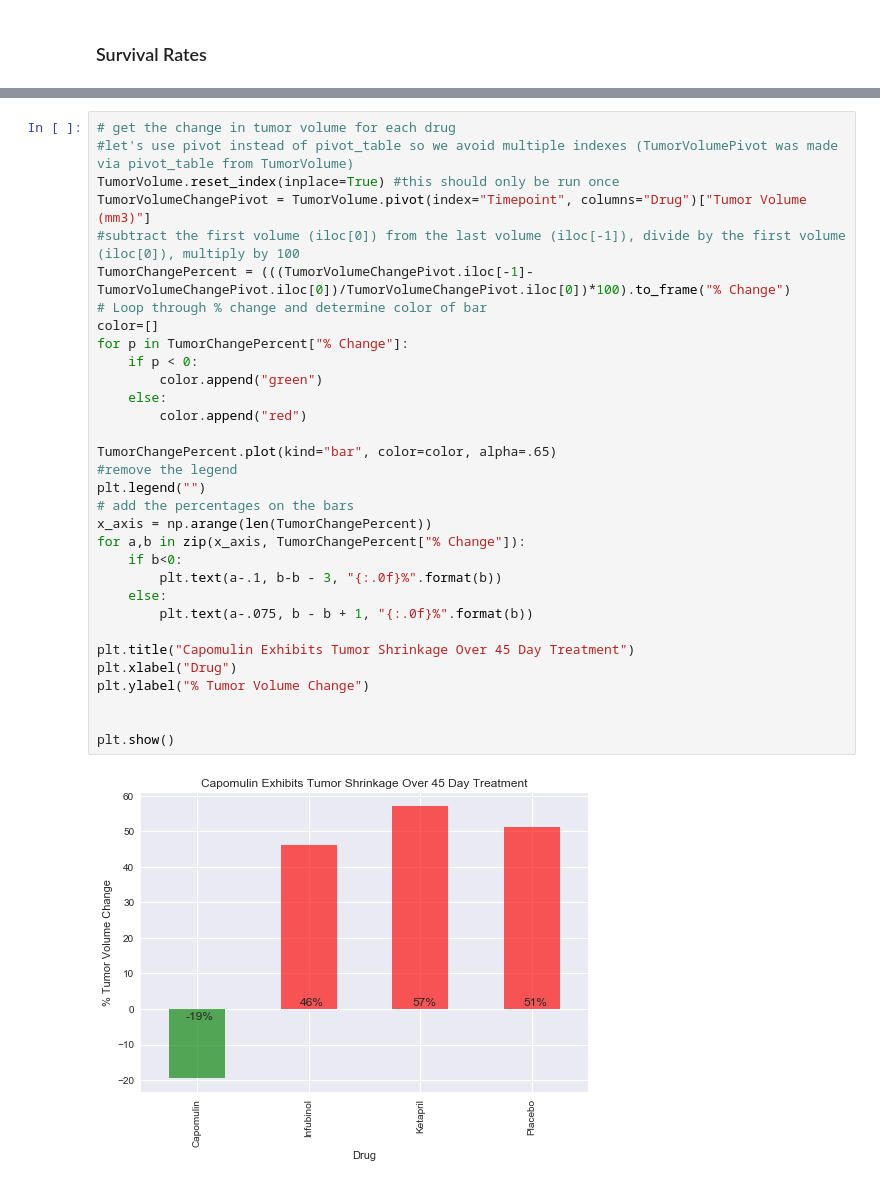
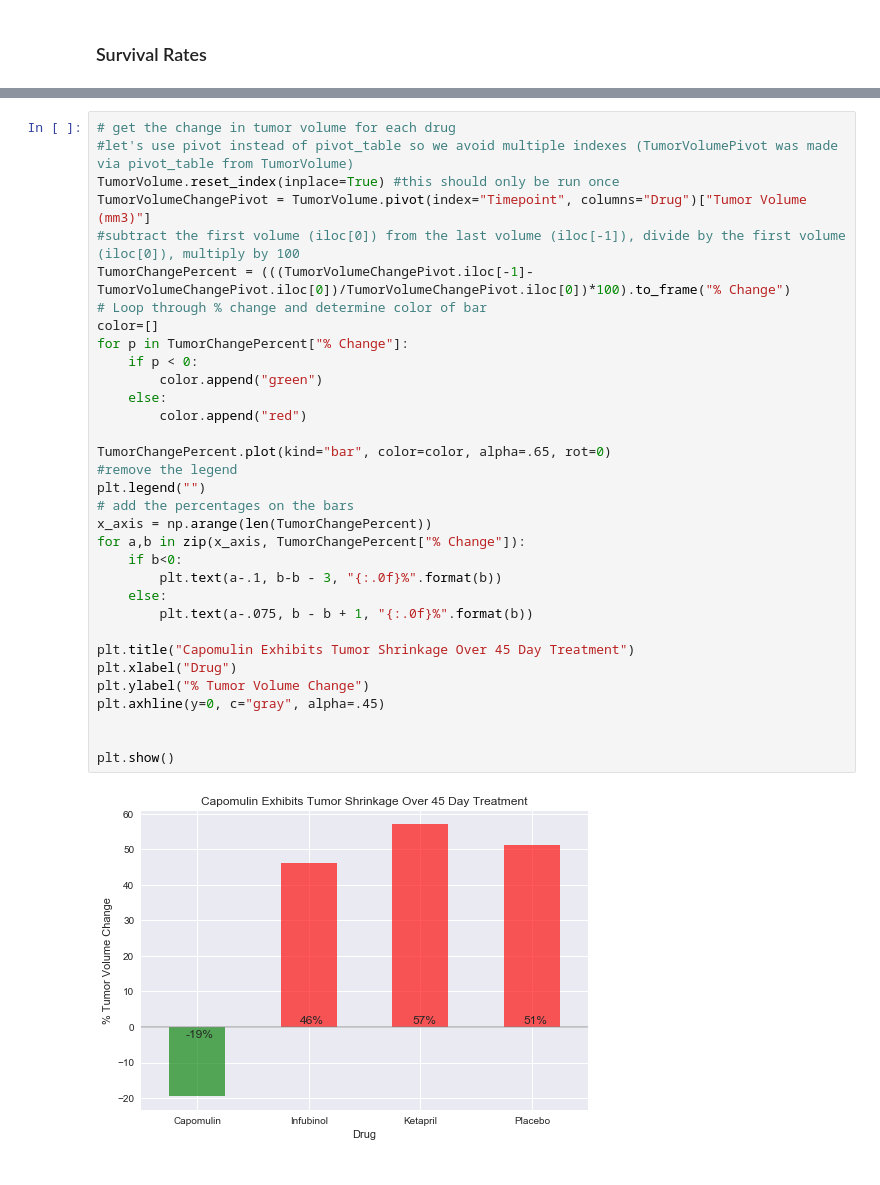
Before and after one commit to kadzema/matplotlibPymaceuticals, a Jupyter notebook: Pymaceuticals.ipynb, the cells around one changed output, grey strips where cells are left out. Drawn from its saved outputs; the diff is of its cells as text.

```diff
--- a/Pymaceuticals.ipynb
+++ b/Pymaceuticals.ipynb
@@ -181,32 +167,33 @@ TumorVolumePivot
 #let's use pivot instead of pivot_table so we avoid multiple indexes (TumorVolumePivot was made via pivot_table from TumorVolume)
 TumorVolume.reset_index(inplace=True) #this should only be run once
 TumorVolumeChangePivot = TumorVolume.pivot(index="Timepoint", columns="Drug")["Tumor Volume (mm3)"]
 #subtract the first volume (iloc[0]) from the last volume (iloc[-1]), divide by the first volume (iloc[0]), multiply by 100
 TumorChangePercent = (((TumorVolumeChangePivot.iloc[-1]-TumorVolumeChangePivot.iloc[0])/TumorVolumeChangePivot.iloc[0])*100).to_frame("% Change")
 # Loop through % change and determine color of bar
 color=[]
 for p in TumorChangePercent["% Change"]:
     if p < 0:
         color.append("green")
     else:
         color.append("red")
 
-TumorChangePercent.plot(kind="bar", color=color, alpha=.65)
+TumorChangePercent.plot(kind="bar", color=color, alpha=.65, rot=0)
 #remove the legend
 plt.legend("")
 # add the percentages on the bars
 x_axis = np.arange(len(TumorChangePercent))
 for a,b in zip(x_axis, TumorChangePercent["% Change"]):
     if b<0:
         plt.text(a-.1, b-b - 3, "{:.0f}%".format(b))
     else:
         plt.text(a-.075, b - b + 1, "{:.0f}%".format(b))
 
 plt.title("Capomulin Exhibits Tumor Shrinkage Over 45 Day Treatment")
 plt.xlabel("Drug")
 plt.ylabel("% Tumor Volume Change")
+plt.axhline(y=0, c="gray", alpha=.45)
 
 
 plt.show()
 # %% [output]
-[figure, old version]
+[figure, new version]
```
Also changed, not shown: parts of 10 cells of this notebook, 6 other files.
